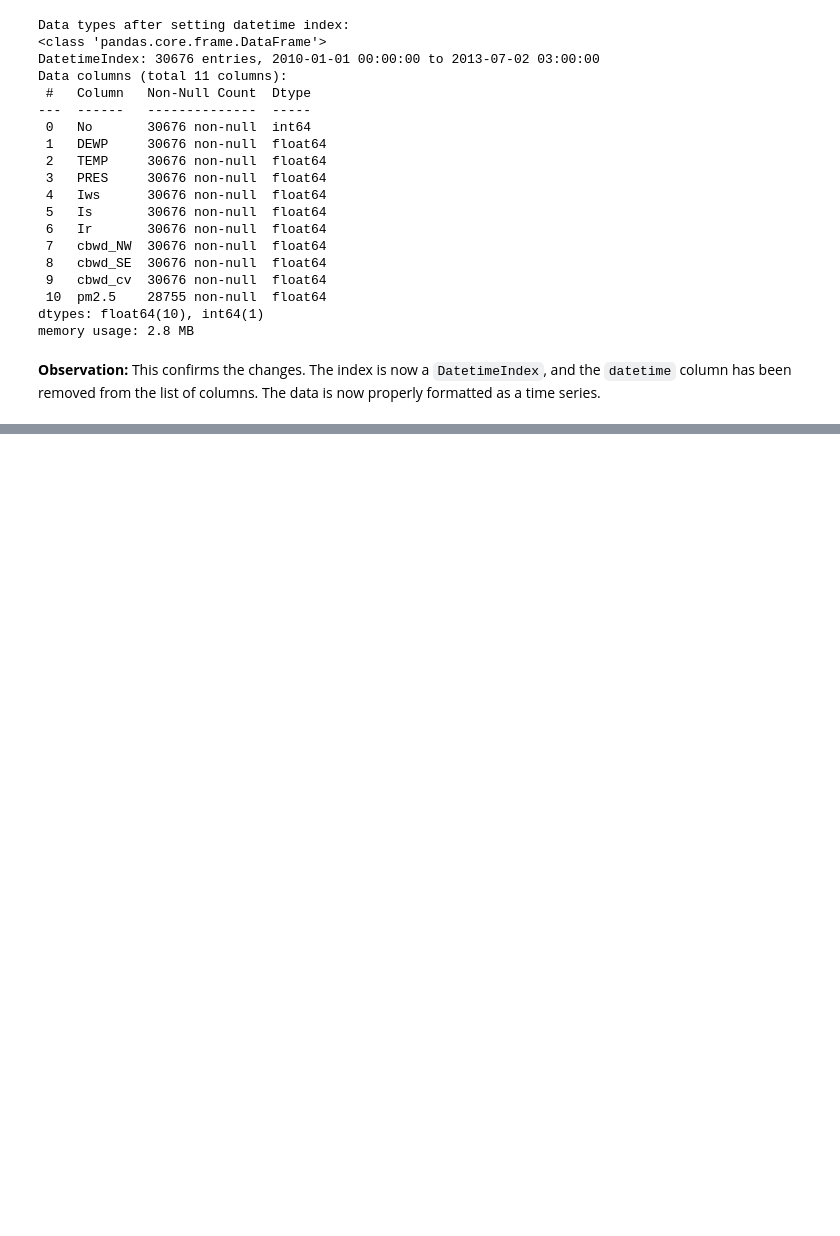
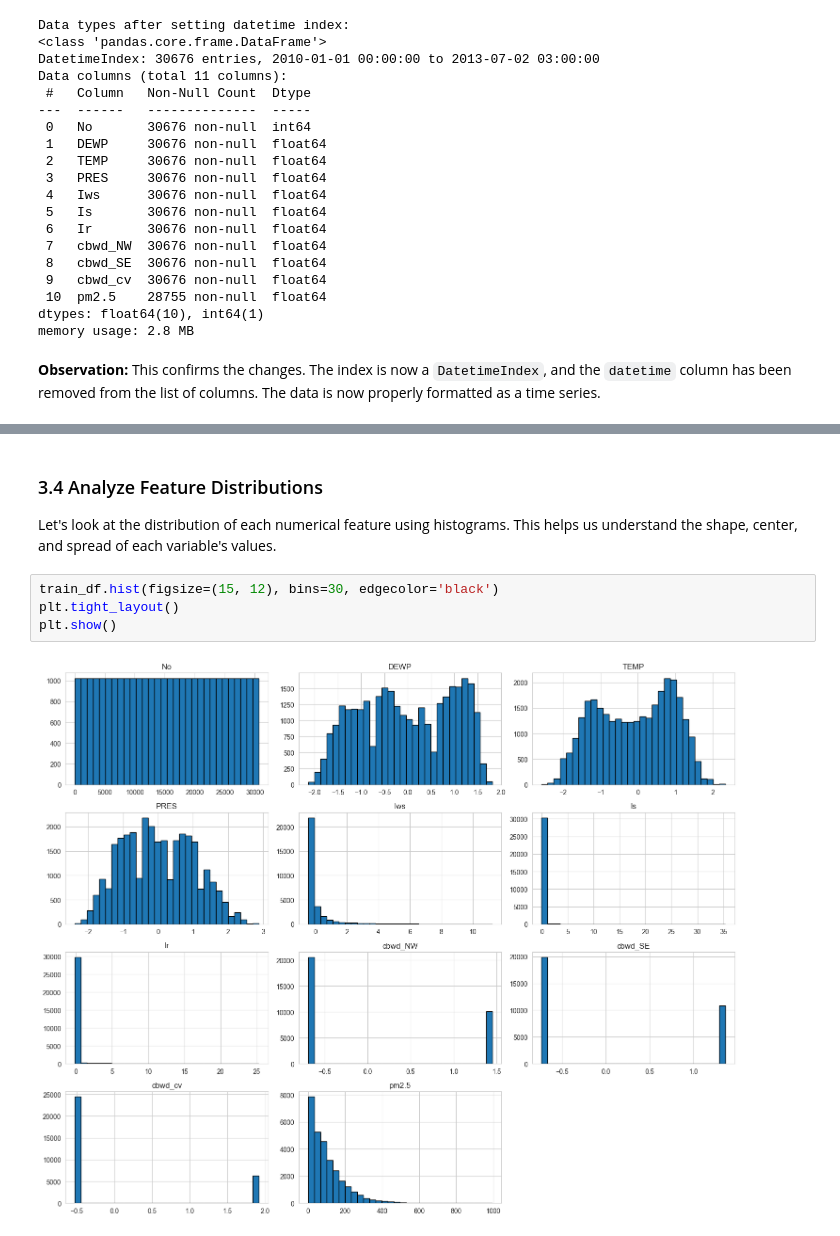
Before and after one commit to Christianib003/time-series-forecasting, a Jupyter notebook: notebooks/01_EDA_and_Preprocessing.ipynb, the cells around one changed output, grey strips where cells are left out. Saved outputs shown, nothing was run; the diff lists cells and outputs as text; blank space fills up the shorter version.

```diff
--- a/notebooks/01_EDA_and_Preprocessing.ipynb
+++ b/notebooks/01_EDA_and_Preprocessing.ipynb
@@ -73,0 +93,9 @@ memory usage: 2.8 MB
+# %% [markdown]
+### 3.4 Analyze Feature Distributions
+Let's look at the distribution of each numerical feature using histograms. This helps us understand the shape, center, and spread of each variable's values.
+# %%
+train_df.hist(figsize=(15, 12), bins=30, edgecolor='black')
+plt.tight_layout()
+plt.show()
+# %% [output]
+[figure, added]
```
Also changed, not shown: parts of 10 cells of this notebook, 3 other files.
